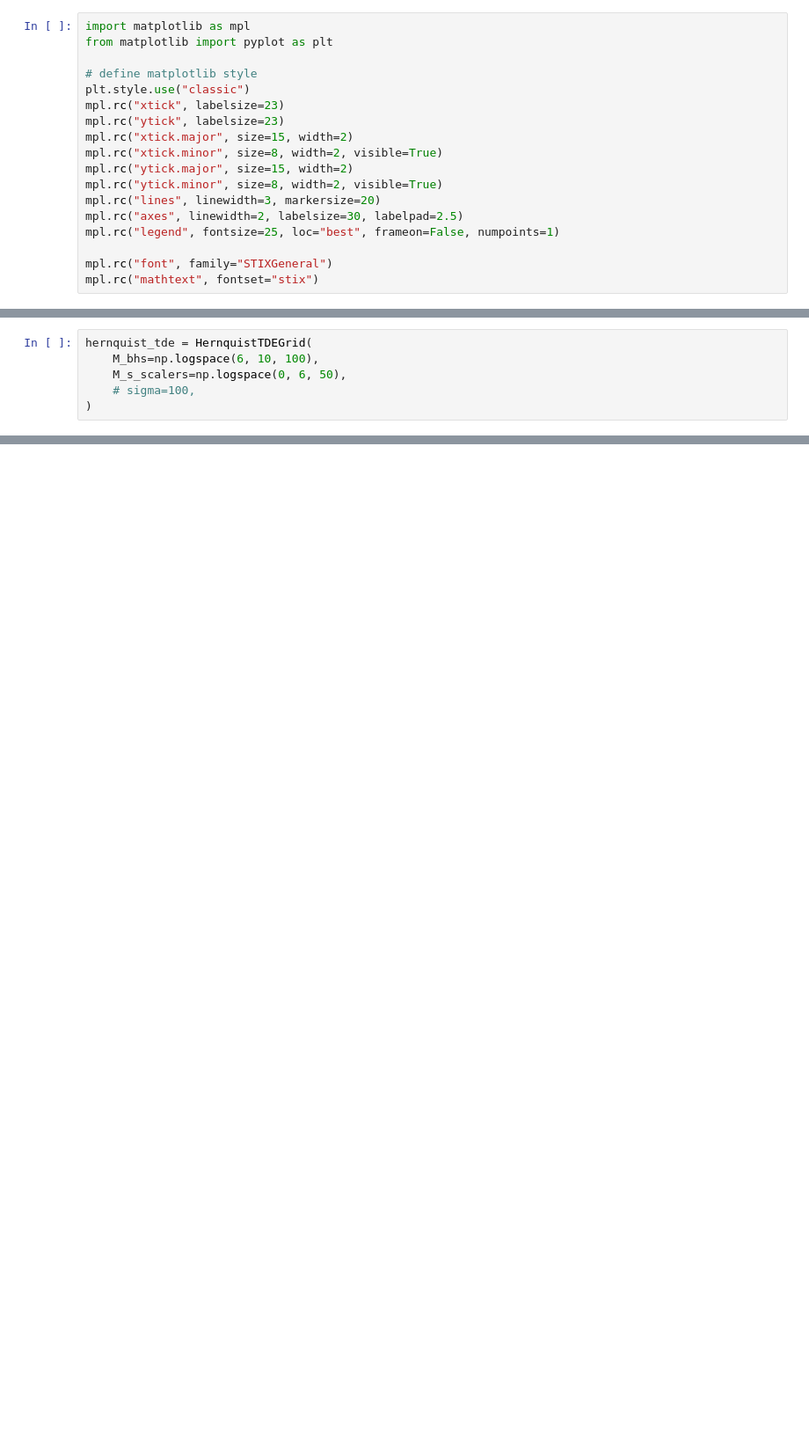
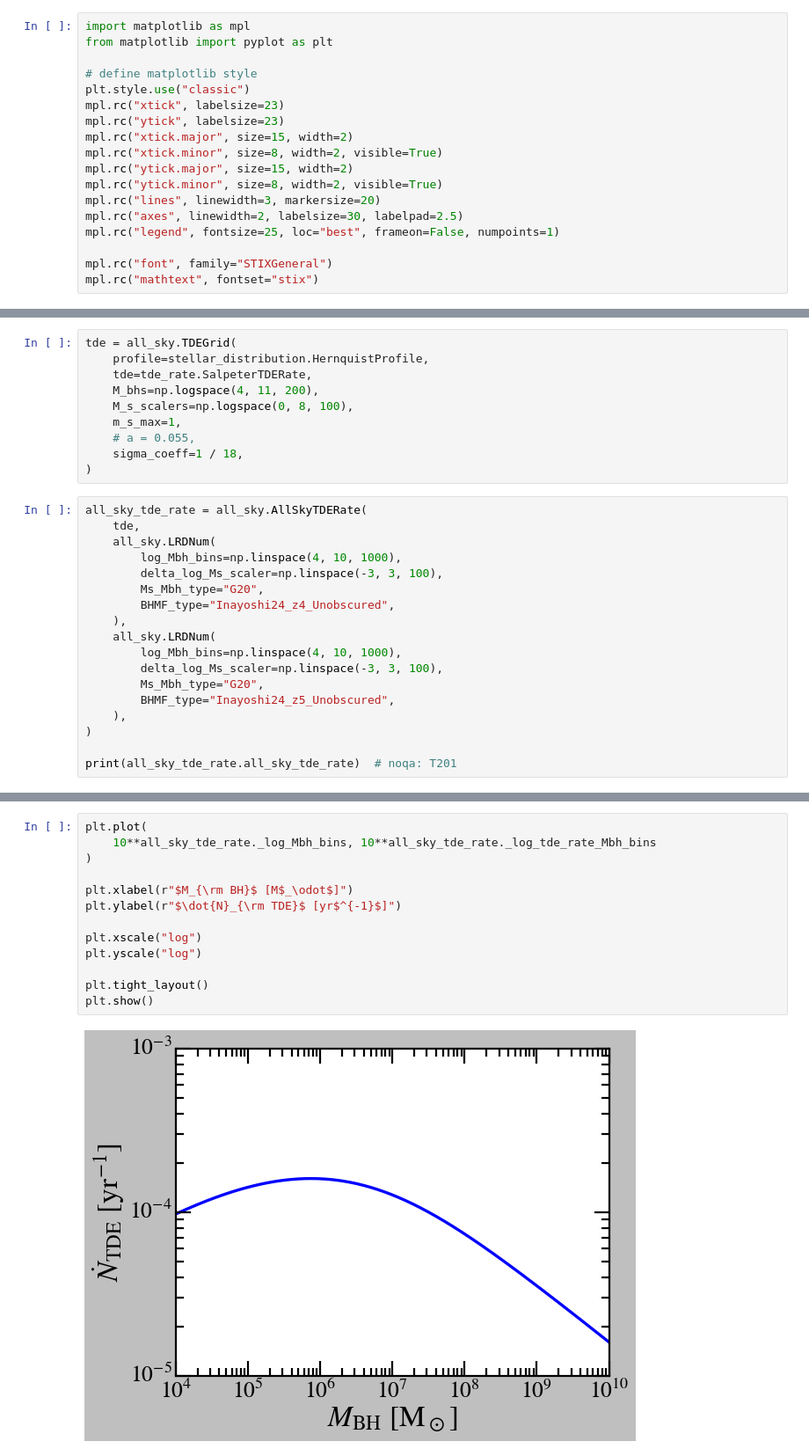
Before and after one commit to vinh-qtran/TidalDisruptionLRD, a Jupyter notebook: nbs/Ms_Mbh_tde_rate.ipynb, the cells around one changed output, grey strips where cells are left out. Shown at 88% size. Cells and saved outputs as stored; diff of their text form; blank space fills up the shorter version.

```diff
--- a/nbs/Ms_Mbh_tde_rate.ipynb
+++ b/nbs/Ms_Mbh_tde_rate.ipynb
@@ -75,6 +33,28 @@ class HernquistTDEGrid:
 # %%
-hernquist_tde = HernquistTDEGrid(
-    M_bhs=np.logspace(6, 10, 100),
-    M_s_scalers=np.logspace(0, 6, 50),
-    # sigma=100,
+tde = all_sky.TDEGrid(
+    profile=stellar_distribution.HernquistProfile,
+    tde=tde_rate.SalpeterTDERate,
+    M_bhs=np.logspace(4, 11, 200),
+    M_s_scalers=np.logspace(0, 8, 100),
+    m_s_max=1,
+    # a = 0.055,
+    sigma_coeff=1 / 18,
 )
+# %%
+all_sky_tde_rate = all_sky.AllSkyTDERate(
+    tde,
+    all_sky.LRDNum(
+        log_Mbh_bins=np.linspace(4, 10, 1000),
+        delta_log_Ms_scaler=np.linspace(-3, 3, 100),
+        Ms_Mbh_type="G20",
+        BHMF_type="Inayoshi24_z4_Unobscured",
+    ),
+    all_sky.LRDNum(
+        log_Mbh_bins=np.linspace(4, 10, 1000),
+        delta_log_Ms_scaler=np.linspace(-3, 3, 100),
+        Ms_Mbh_type="G20",
+        BHMF_type="Inayoshi24_z5_Unobscured",
+    ),
+)
+
+print(all_sky_tde_rate.all_sky_tde_rate)  # noqa: T201
@@ -81,2 +63,17 @@ hernquist_tde = HernquistTDEGrid(
+# %%
+plt.plot(
+    10**all_sky_tde_rate._log_Mbh_bins, 10**all_sky_tde_rate._log_tde_rate_Mbh_bins
+)
+
+plt.xlabel(r"$M_{\rm BH}$ [M$_\odot$]")
+plt.ylabel(r"$\dot{N}_{\rm TDE}$ [yr$^{-1}$]")
+
+plt.xscale("log")
+plt.yscale("log")
+
+plt.tight_layout()
+plt.show()
+# %% [output]
+[figure, added]
 # %%
 interpolator = RegularGridInterpolator(
```
Also changed, not shown: parts of 8 cells of this notebook, 19 other files.
